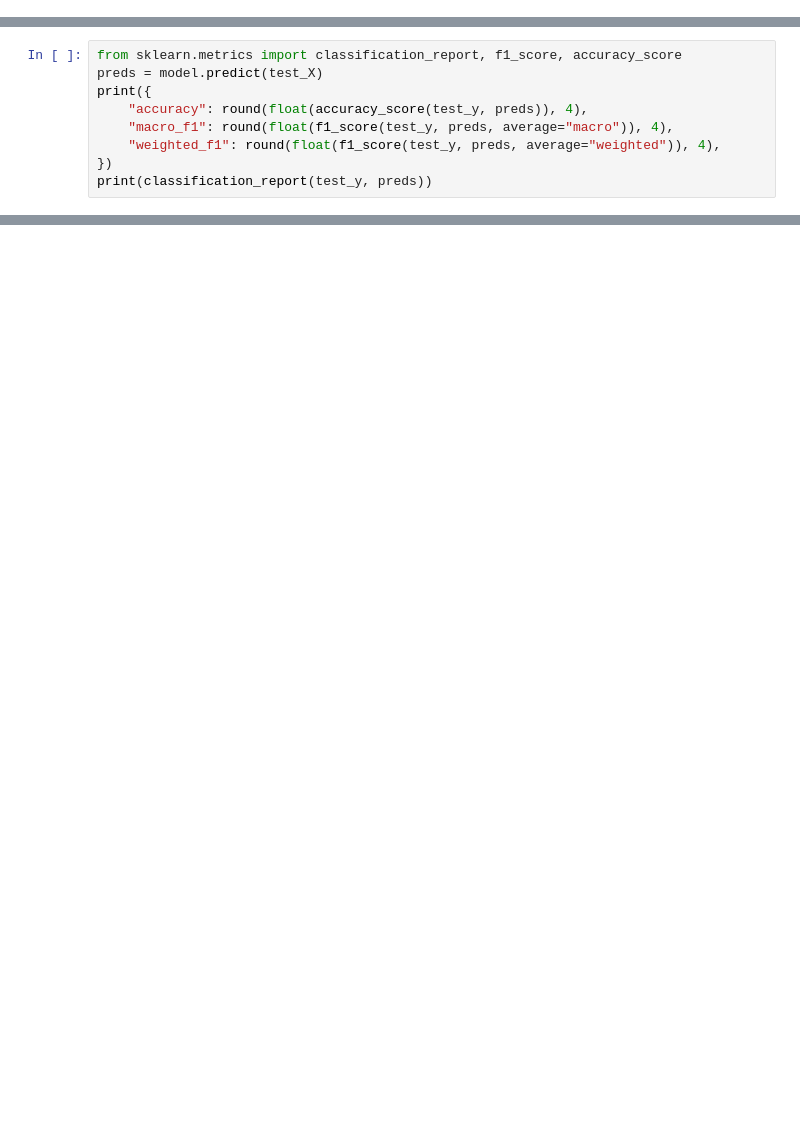
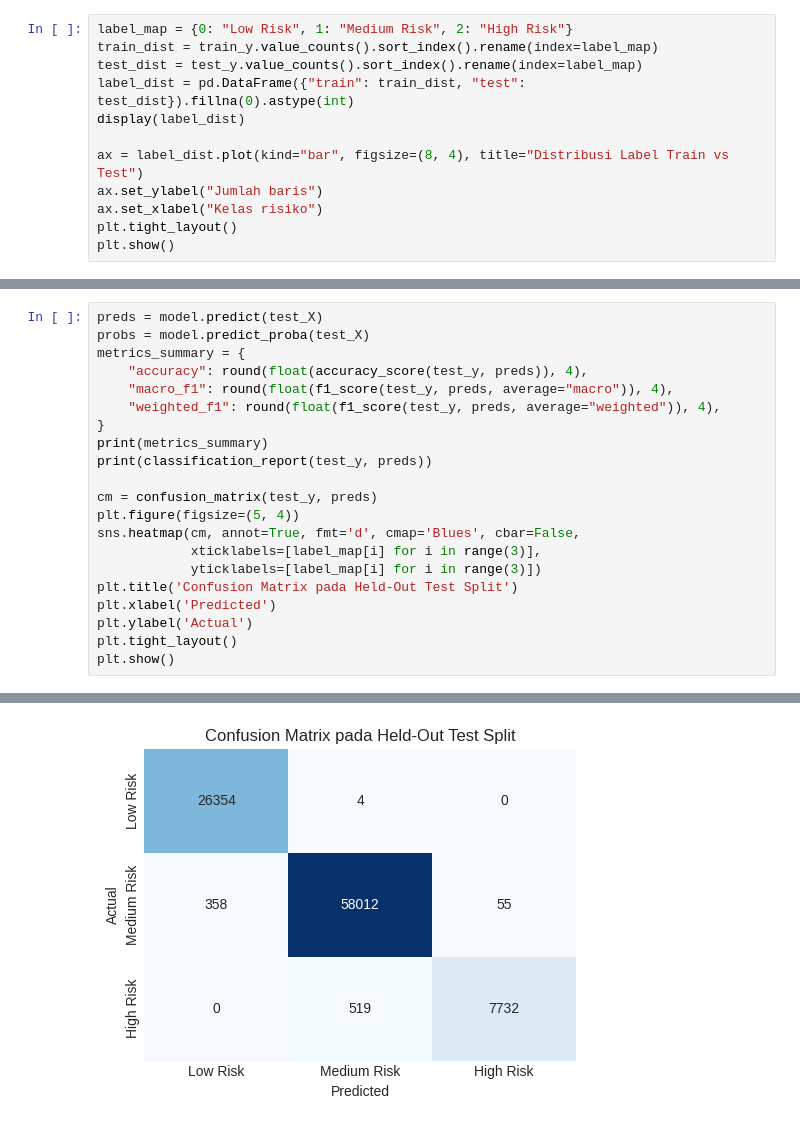
Before and after one commit to vaskoyudha/LSPE-X-HACKTHON-, a Jupyter notebook: training.ipynb, the cells around one changed output, grey strips where cells are left out. Saved outputs shown, nothing was run; the diff lists cells and outputs as text; blank space fills up the shorter version.

```diff
--- a/training.ipynb
+++ b/training.ipynb
@@ -57,0 +84,12 @@ print(train_X.shape, test_X.shape)
+# %%
+label_map = {0: "Low Risk", 1: "Medium Risk", 2: "High Risk"}
+train_dist = train_y.value_counts().sort_index().rename(index=label_map)
+test_dist = test_y.value_counts().sort_index().rename(index=label_map)
+label_dist = pd.DataFrame({"train": train_dist, "test": test_dist}).fillna(0).astype(int)
+display(label_dist)
+
+ax = label_dist.plot(kind="bar", figsize=(8, 4), title="Distribusi Label Train vs Test")
+ax.set_ylabel("Jumlah baris")
+ax.set_xlabel("Kelas risiko")
+plt.tight_layout()
+plt.show()
@@ -85,20 +187,33 @@ Evaluasi dilakukan terhadap test split yang sudah dipisahkan sebelumnya. Bagian
 # %%
-from sklearn.metrics import classification_report, f1_score, accuracy_score
 preds = model.predict(test_X)
-print({
+probs = model.predict_proba(test_X)
+metrics_summary = {
     "accuracy": round(float(accuracy_score(test_y, preds)), 4),
     "macro_f1": round(float(f1_score(test_y, preds, average="macro")), 4),
     "weighted_f1": round(float(f1_score(test_y, preds, average="weighted")), 4),
-})
+}
+print(metrics_summary)
 print(classification_report(test_y, preds))
+
+cm = confusion_matrix(test_y, preds)
+plt.figure(figsize=(5, 4))
+sns.heatmap(cm, annot=True, fmt='d', cmap='Blues', cbar=False,
+            xticklabels=[label_map[i] for i in range(3)],
+            yticklabels=[label_map[i] for i in range(3)])
+plt.title('Confusion Matrix pada Held-Out Test Split')
+plt.xlabel('Predicted')
+plt.ylabel('Actual')
+plt.tight_layout()
+plt.show()
 # %% [output]
 {'accuracy': 0.9899, 'macro_f1': 0.9831, 'weighted_f1': 0.9899}
               precision    recall  f1-score   support
 
            0       0.99      1.00      0.99     26358
            1       0.99      0.99      0.99     58425
            2       0.99      0.94      0.96      8251
 
     accuracy                           0.99     93034
    macro avg       0.99      0.98      0.98     93034
 weighted avg       0.99      0.99      0.99     93034
+[figure, added]
```
Also changed, not shown: parts of 19 cells of this notebook.
